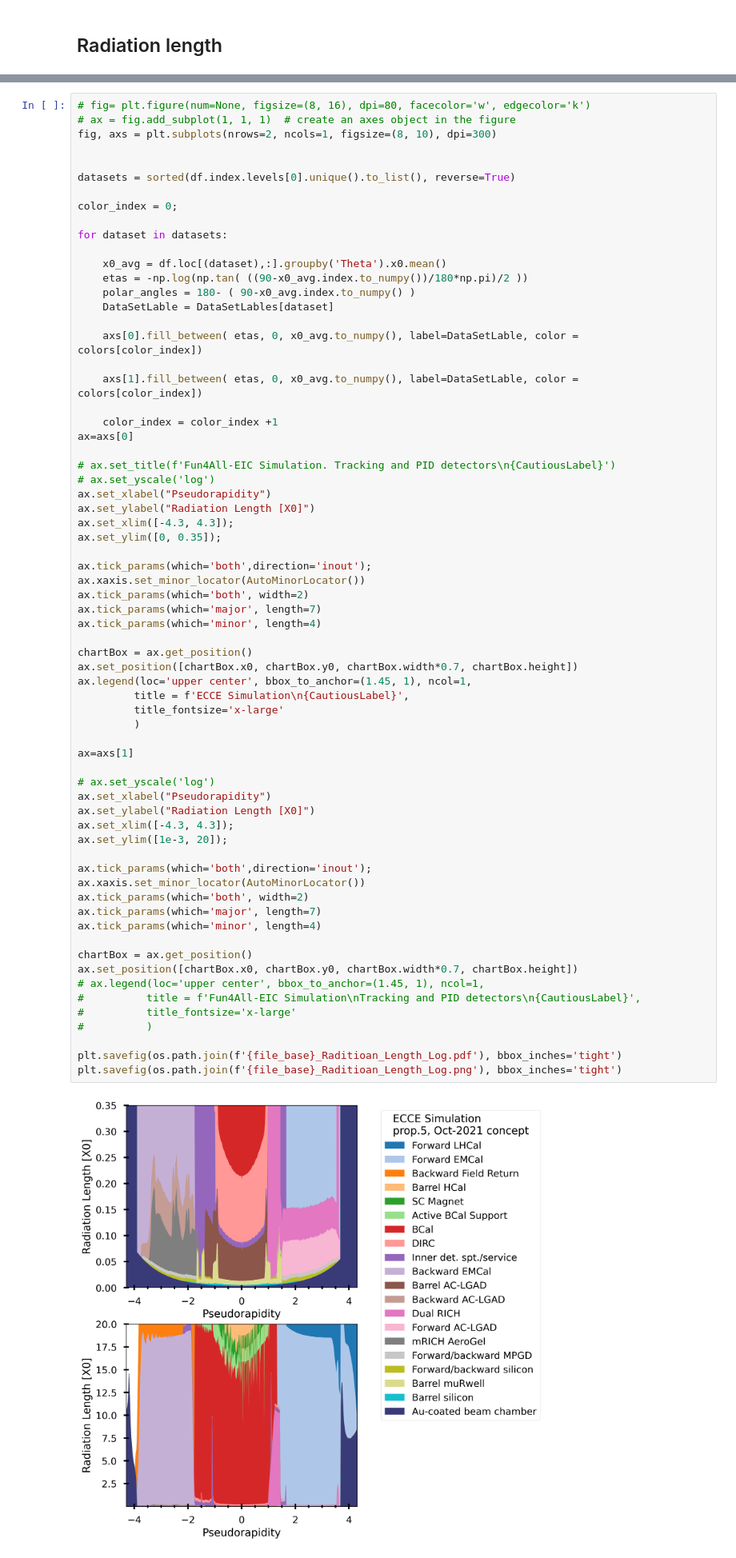
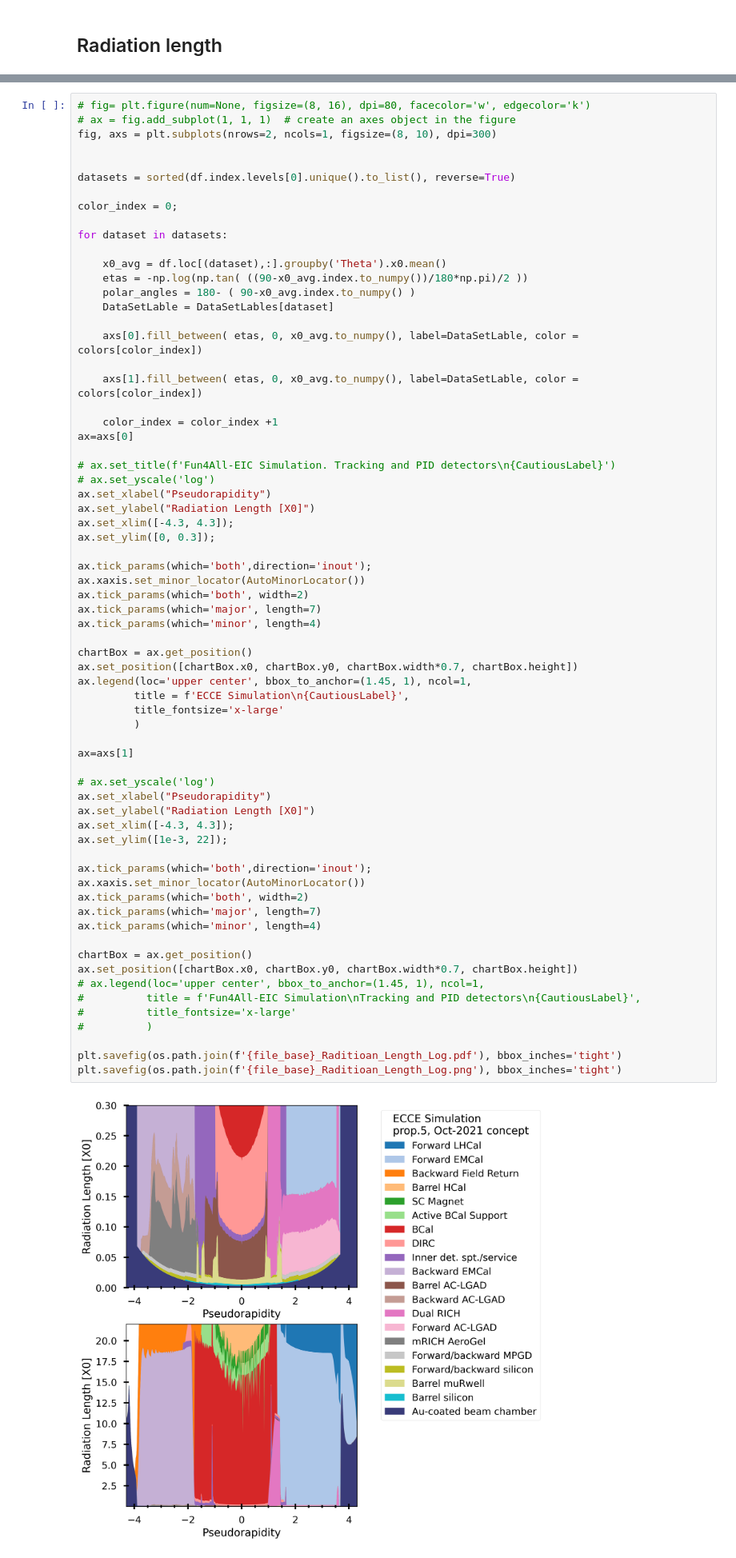
Before and after one commit to blackcathj/macros-1, a Jupyter notebook: detectors/EICDetector/Plot.ipynb, the cells around one changed output, grey strips where cells are left out. Shown at 80% size. Drawn from its saved outputs; the diff is of its cells as text.

Commit message:
update scan plots

```diff
--- a/detectors/EICDetector/Plot.ipynb
+++ b/detectors/EICDetector/Plot.ipynb
@@ -278,7 +278,7 @@ ax=axs[0]
 ax.set_xlabel("Pseudorapidity")
 ax.set_ylabel("Radiation Length [X0]")
 ax.set_xlim([-4.3, 4.3]);
-ax.set_ylim([0, 0.35]);
+ax.set_ylim([0, 0.3]);
 
 ax.tick_params(which='both',direction='inout');
 ax.xaxis.set_minor_locator(AutoMinorLocator())
@@ -289,35 +289,35 @@ ax.tick_params(which='minor', length=4)
 chartBox = ax.get_position()
 ax.set_position([chartBox.x0, chartBox.y0, chartBox.width*0.7, chartBox.height])
 ax.legend(loc='upper center', bbox_to_anchor=(1.45, 1), ncol=1,
          title = f'ECCE Simulation\n{CautiousLabel}',
          title_fontsize='x-large'
          )
 
 ax=axs[1]
 
 # ax.set_yscale('log')
 ax.set_xlabel("Pseudorapidity")
 ax.set_ylabel("Radiation Length [X0]")
 ax.set_xlim([-4.3, 4.3]);
-ax.set_ylim([1e-3, 20]);
+ax.set_ylim([1e-3, 22]);
 
 ax.tick_params(which='both',direction='inout');
 ax.xaxis.set_minor_locator(AutoMinorLocator())
 ax.tick_params(which='both', width=2)
 ax.tick_params(which='major', length=7)
 ax.tick_params(which='minor', length=4)
 
 chartBox = ax.get_position()
 ax.set_position([chartBox.x0, chartBox.y0, chartBox.width*0.7, chartBox.height])
 # ax.legend(loc='upper center', bbox_to_anchor=(1.45, 1), ncol=1,
 #          title = f'Fun4All-EIC Simulation\nTracking and PID detectors\n{CautiousLabel}',
 #          title_fontsize='x-large'
 #          )
 
 plt.savefig(os.path.join(f'{file_base}_Raditioan_Length_Log.pdf'), bbox_inches='tight')
 plt.savefig(os.path.join(f'{file_base}_Raditioan_Length_Log.png'), bbox_inches='tight')
 # %% [output]
-[figure, old version]
+[figure, new version]
 # %% [markdown]
 ## Hadronic interaction length
 # %%
```
